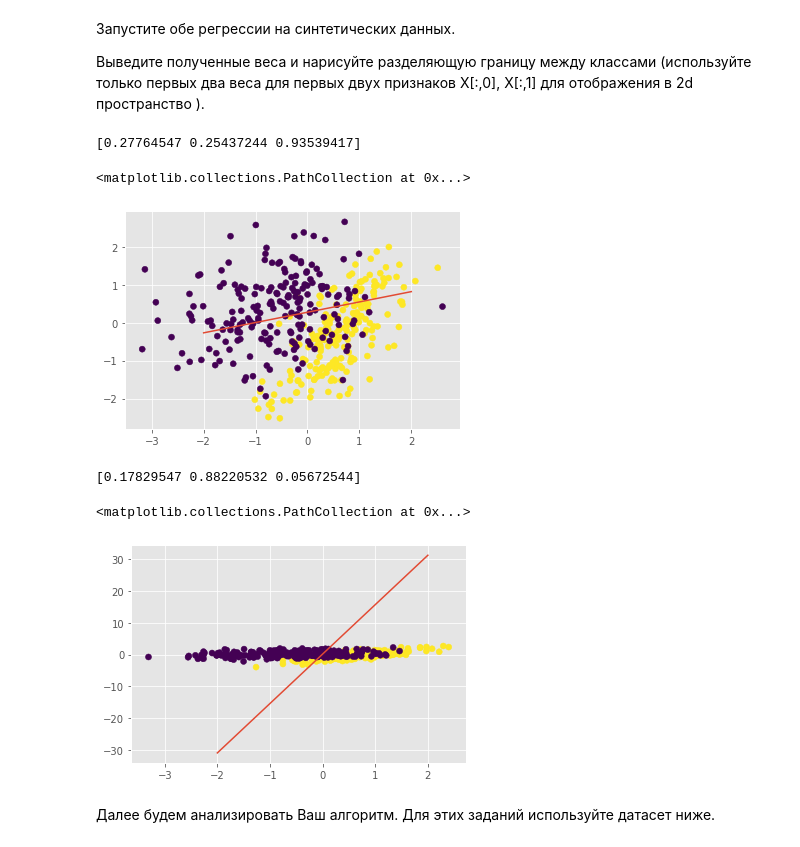
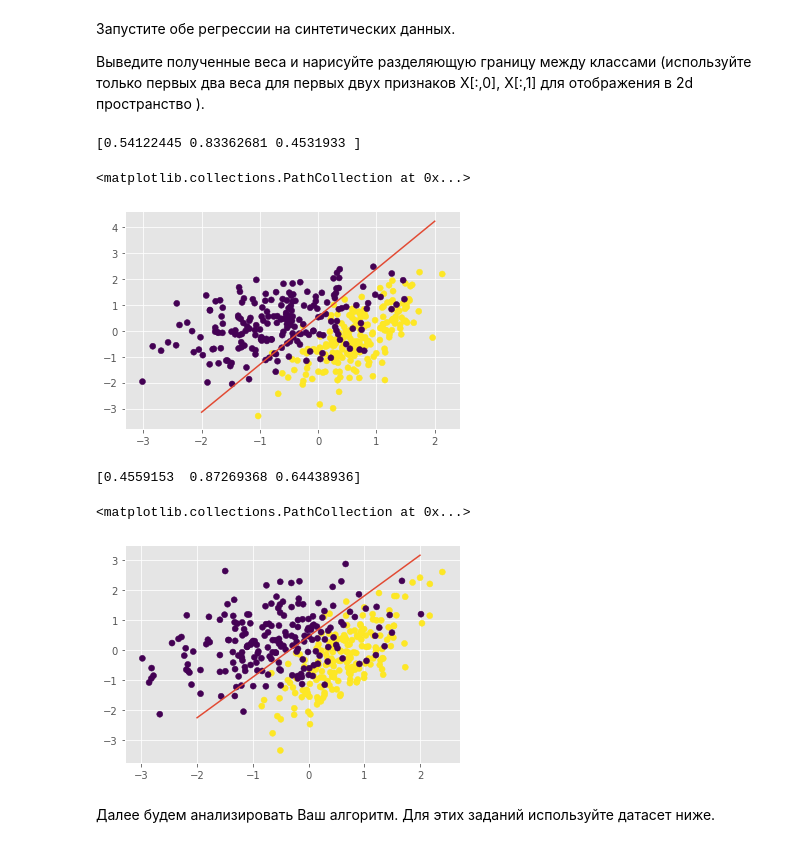
Before and after one commit to MitPitt/msu_ml_autumn_2019, a Jupyter notebook: piterkin_hw2.ipynb, the cells around one changed output. Saved outputs shown, nothing was run; the diff lists cells and outputs as text; code cells hidden in the pictures.

```diff
--- a/piterkin_hw2.ipynb
+++ b/piterkin_hw2.ipynb
@@ -326,7 +326,7 @@ class MySGDClassifier(BaseEstimator, ClassifierMixin):
         #self.alpha = self.alpha_0 / k
         return self
 
-    def fit(self, X, y, batch_size=1000):
+    def fit(self, X, y, batch_size=10000):
         '''
         Обучение модели
         X - матрица объекты-признаки
@@ -350,17 +350,18 @@ class MySGDClassifier(BaseEstimator, ClassifierMixin):
                 self.errors_log['loss'].append(batch_loss)
         return self
 
-    def predict(self, X, threshold=0):
+    def predict(self, X, threshold=0.5):
         '''
         Предсказание класса
         X - матрица объекты-признаки
         Не забудте тип модели (линейная или логистическая регрессия)!
         '''
         X = np.concatenate((np.ones((X.shape[0], 1)), X), axis=1) # for w_0
-        y_hat = np.zeros(shape=(len(X),1))
+        y_hat = np.ones((X.shape[0], 1))
 
         if self.model_type == 'lin_reg':
-            y_hat = np.dot(X, self.weights)
+            y_hat[np.dot(X, self.weights) >= threshold] = 1
+            y_hat[np.dot(X, self.weights) < threshold] = 0
         elif self.model_type == 'log_reg':
             y_hat[np.dot(X, self.weights) >= threshold] = 1
             y_hat[np.dot(X, self.weights) < threshold] = 0
@@ -403,39 +404,39 @@ gauss2 = np.dot(np.random.randn(200, 2) + np.array([1.5, 0]), C2)
 X = np.vstack([gauss1, gauss2])
 y = np.r_[np.ones(200), np.zeros(200)]
 
-clf = MySGDClassifier(batch_generator, C=10, model_type='lin_reg', max_epoch=100, alpha=0.01)
+clf = MySGDClassifier(batch_generator, C=2, model_type='lin_reg', max_epoch=1000, alpha=0.5)
 X = sklearn.preprocessing.StandardScaler().fit_transform(X, y)
-clf.fit(X, y, batch_size=10000)
+clf.fit(X, y)
 
 plot_decision_boundary(clf)
 
 plt.scatter(X[:,0], X[:,1], c=y)
 # %% [output]
-[0.27764547 0.25437244 0.93539417]
+[0.54122445 0.83362681 0.4531933 ]
 <matplotlib.collections.PathCollection at 0x...>
-[figure, old version]
+[figure, new version]
 # %%
 #log reg
 
 C1 = np.array([[0., -0.8], [1.5, 0.8]])
 C2 = np.array([[1., -0.7], [2., 0.7]])
 gauss1 = np.dot(np.random.randn(200, 2) + np.array([5, 3]), C1)
 gauss2 = np.dot(np.random.randn(200, 2) + np.array([1.5, 0]), C2)
 
 X = np.vstack([gauss1, gauss2])
 y = np.r_[np.ones(200), np.zeros(200)]
 
-clf = MySGDClassifier(batch_generator, C=10, model_type='log_reg', max_epoch=1000, alpha=0.01)
+clf = MySGDClassifier(batch_generator, C=2, model_type='log_reg', max_epoch=100, alpha=0.5)
 X = sklearn.preprocessing.StandardScaler().fit_transform(X, y)
-clf.fit(X, y, batch_size=1000)
+clf.fit(X, y)
 
 plot_decision_boundary(clf)
 
 plt.scatter(X[:,0], X[:,1], c=y)
 # %% [output]
-[0.17829547 0.88220532 0.05672544]
+[0.4559153  0.87269368 0.64438936]
 <matplotlib.collections.PathCollection at 0x...>
-[figure, old version]
+[figure, new version]
 # %% [markdown]
 Далее будем анализировать Ваш алгоритм.
 Для этих заданий используйте датасет ниже.
```
Also changed, not shown: parts of 24 cells of this notebook.
